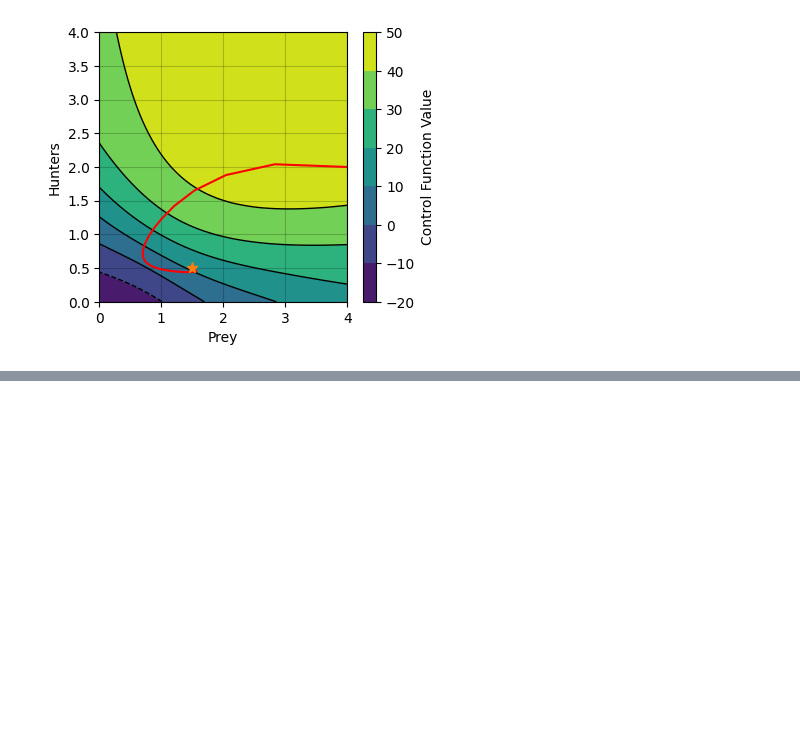
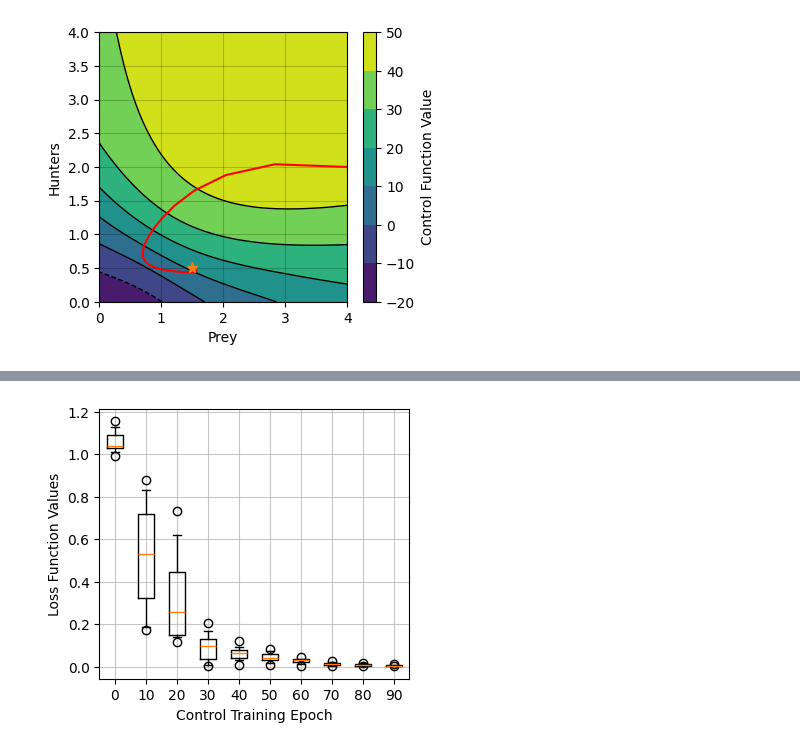
Before and after one commit to ITMO-NSS-team/EPDE, a Jupyter notebook: projects/control/visulization.ipynb, the cells around one changed output, grey strips where cells are left out. Cells and saved outputs as stored; diff of their text form; code cells hidden in the pictures; blank space fills up the shorter version.

```diff
--- a/projects/control/visulization.ipynb
+++ b/projects/control/visulization.ipynb
@@ -248,0 +280,25 @@ plt.savefig('/home/mikemaslyaev/Documents/HighValue/control_landscape.png', dpi
+# %%
+x_1 = np.arange(30, 100, 10)
+x_0 = np.arange(0, 30, 10)
+eps = 1e-1
+vals_0 = {x_tick: np.random.uniform(np.exp(-0.005*x_tick) - 2.5e-2 * np.exp(-x_tick), np.exp(-x_tick) + 2e-1 * np.exp(-x_tick), size = 10) for x_tick in x_0}
+vals_1 = {x_tick: np.random.uniform(np.exp(-0.05*x_tick) - 5e-2 * np.exp(-x_tick), np.exp(-x_tick) + 5e-2 * np.exp(-x_tick), size = 10) for x_tick in x_1}
+vals = {**vals_0, **vals_1}
+# %%
+plt.rcParams["figure.figsize"] = (4.0, 3.5)
+# obj_funs_single_traj = np.random.noncentral_chisquare(3, .001, 10)+1e-1
+# obj_funs_multiple_traj = np.random.uniform(1.5e-1, 1.134, size = 10)
+
+# my_dict = {'Single Traj.': obj_funs_single_traj, 'Multiple Traj.': obj_funs_multiple_traj}
+
+fig, ax = plt.subplots()
+# ax.set_yscale('log')
+ax.grid(alpha = 0.7)
+ax.boxplot(vals.values(), whis=[5, 95])
+ax.set_xticklabels(vals.keys())
+ax.set_xlabel('Control Training Epoch')
+ax.set_ylabel('Loss Function Values')
+# plt.show()
+plt.savefig('boxplot_swingup_convergence.png', dpi = 300, format = 'png', bbox_inches = 'tight')
+# %% [output]
+[figure, added]
```
Also changed, not shown: parts of 11 cells of this notebook, 16 other files.
